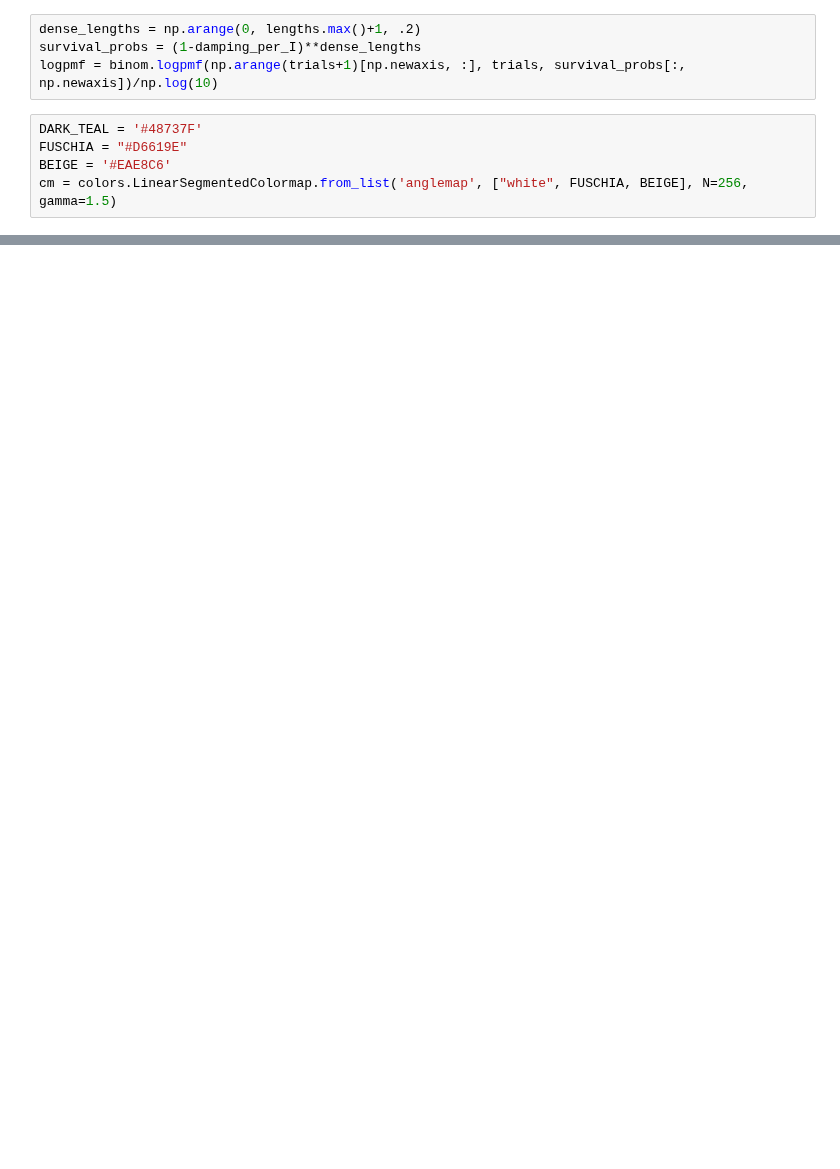
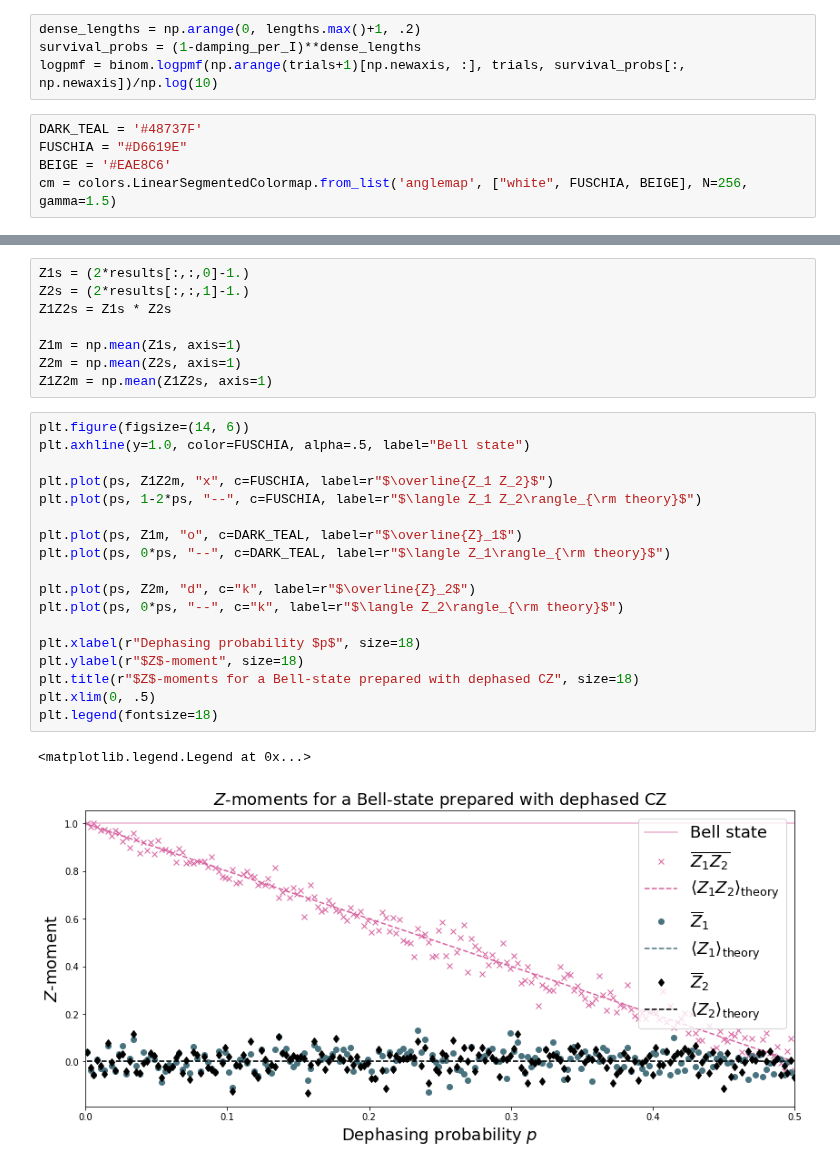
Before and after one commit to rigetti/pyquil, a Jupyter notebook: examples/GateNoiseModels.ipynb, the cells around one changed output, grey strips where cells are left out. Cells and saved outputs as stored; diff of their text form; blank space fills up the shorter version.

```diff
--- a/examples/GateNoiseModels.ipynb
+++ b/examples/GateNoiseModels.ipynb
@@ -101,0 +333,29 @@ plt.ylim(0, 1)
+# %%
+Z1s = (2*results[:,:,0]-1.)
+Z2s = (2*results[:,:,1]-1.)
+Z1Z2s = Z1s * Z2s
+
+Z1m = np.mean(Z1s, axis=1)
+Z2m = np.mean(Z2s, axis=1)
+Z1Z2m = np.mean(Z1Z2s, axis=1)
+# %%
+plt.figure(figsize=(14, 6))
+plt.axhline(y=1.0, color=FUSCHIA, alpha=.5, label="Bell state")
+
+plt.plot(ps, Z1Z2m, "x", c=FUSCHIA, label=r"$\overline{Z_1 Z_2}$")
+plt.plot(ps, 1-2*ps, "--", c=FUSCHIA, label=r"$\langle Z_1 Z_2\rangle_{\rm theory}$")
+
+plt.plot(ps, Z1m, "o", c=DARK_TEAL, label=r"$\overline{Z}_1$")
+plt.plot(ps, 0*ps, "--", c=DARK_TEAL, label=r"$\langle Z_1\rangle_{\rm theory}$")
+
+plt.plot(ps, Z2m, "d", c="k", label=r"$\overline{Z}_2$")
+plt.plot(ps, 0*ps, "--", c="k", label=r"$\langle Z_2\rangle_{\rm theory}$")
+
+plt.xlabel(r"Dephasing probability $p$", size=18)
+plt.ylabel(r"$Z$-moment", size=18)
+plt.title(r"$Z$-moments for a Bell-state prepared with dephased CZ", size=18)
+plt.xlim(0, .5)
+plt.legend(fontsize=18)
+# %% [output]
+<matplotlib.legend.Legend at 0x...>
+[figure, added]
```
Also changed, not shown: parts of 9 cells of this notebook.
